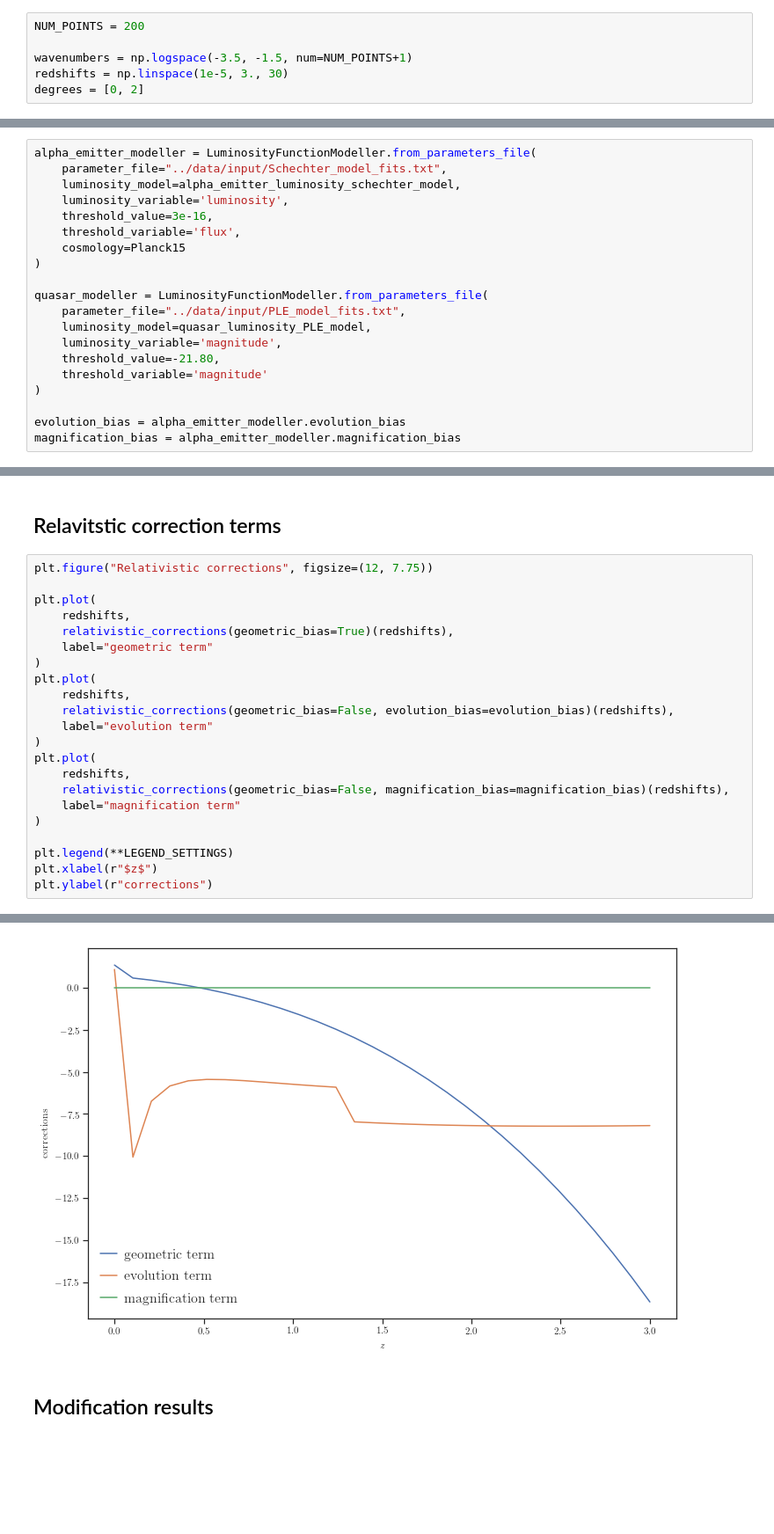
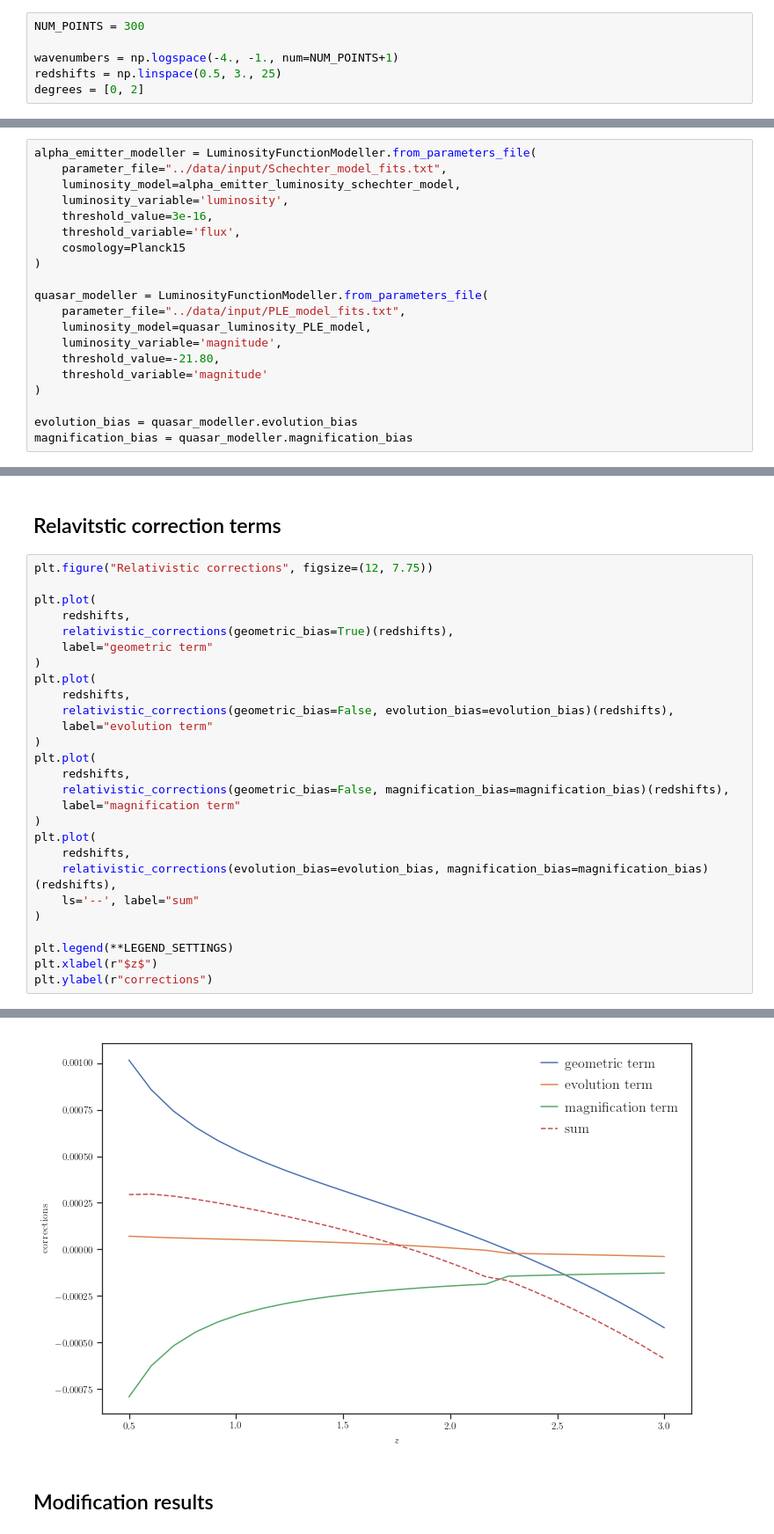
Before and after one commit to MikeSWang/HorizonGRound, a Jupyter notebook: notebooks/multipole_modification.ipynb, the cells around one changed output, grey strips where cells are left out. Shown at 88% size. Cells and saved outputs as stored; diff of their text form; blank space fills up the shorter version.

```diff
--- a/notebooks/multipole_modification.ipynb
+++ b/notebooks/multipole_modification.ipynb
@@ -41,8 +43,8 @@ FIDUCIAL_NON_GAUSSNIANTY = 50.
 # %%
-NUM_POINTS = 200
+NUM_POINTS = 300
 
-wavenumbers = np.logspace(-3.5, -1.5, num=NUM_POINTS+1)
-redshifts = np.linspace(1e-5, 3., 30)
+wavenumbers = np.logspace(-4., -1., num=NUM_POINTS+1)
+redshifts = np.linspace(0.5, 3., 25)
 degrees = [0, 2]
 # %% [markdown]
 ## Evolution and magnification biases
@@ -66,8 +68,8 @@ quasar_modeller = LuminosityFunctionModeller.from_parameters_file(
     threshold_variable='magnitude'
 )
 
-evolution_bias = alpha_emitter_modeller.evolution_bias
-magnification_bias = alpha_emitter_modeller.magnification_bias
+evolution_bias = quasar_modeller.evolution_bias
+magnification_bias = quasar_modeller.magnification_bias
 # %%
 plt.figure("Relativistic biases", figsize=(12, 7.75))
 plt.plot(redshifts, evolution_bias(redshifts), label="evolution bias")
@@ -84,28 +87,33 @@ Text(0,0.5,'bias')
 # %%
 plt.figure("Relativistic corrections", figsize=(12, 7.75))
 
 plt.plot(
     redshifts,
     relativistic_corrections(geometric_bias=True)(redshifts),
     label="geometric term"
 )
 plt.plot(
     redshifts,
     relativistic_corrections(geometric_bias=False, evolution_bias=evolution_bias)(redshifts),
     label="evolution term"
 )
 plt.plot(
     redshifts,
     relativistic_corrections(geometric_bias=False, magnification_bias=magnification_bias)(redshifts),
     label="magnification term"
 )
+plt.plot(
+    redshifts,
+    relativistic_corrections(evolution_bias=evolution_bias, magnification_bias=magnification_bias)(redshifts),
+    ls='--', label="sum"
+)
 
 plt.legend(**LEGEND_SETTINGS)
 plt.xlabel(r"$z$")
 plt.ylabel(r"corrections")
 # %% [output]
 Text(0,0.5,'corrections')
-[figure, old version]
+[figure, new version]
 # %% [markdown]
 ## Modification results
 # %%
```
Also changed, not shown: parts of 6 cells of this notebook, 5 other files.
